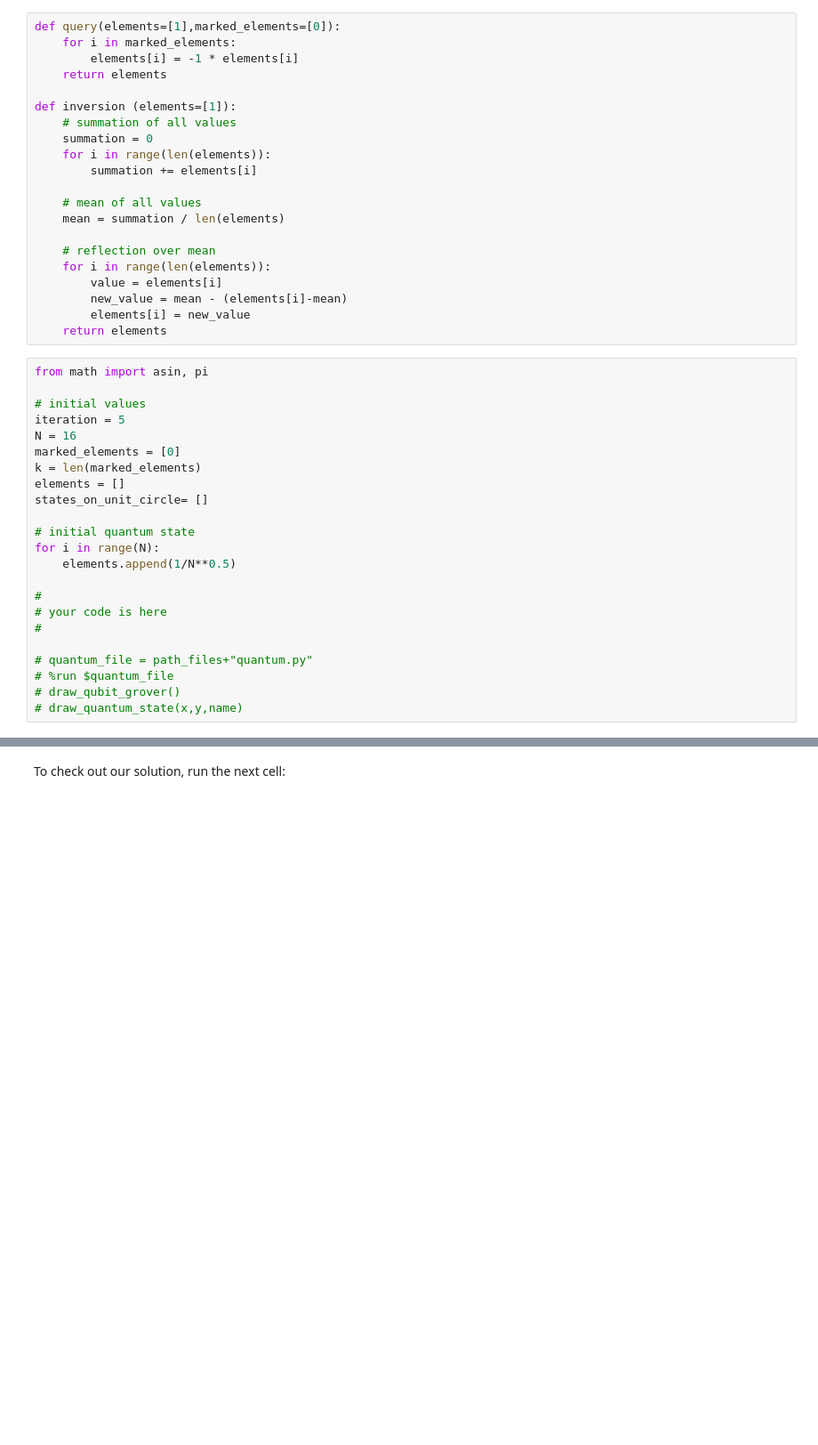
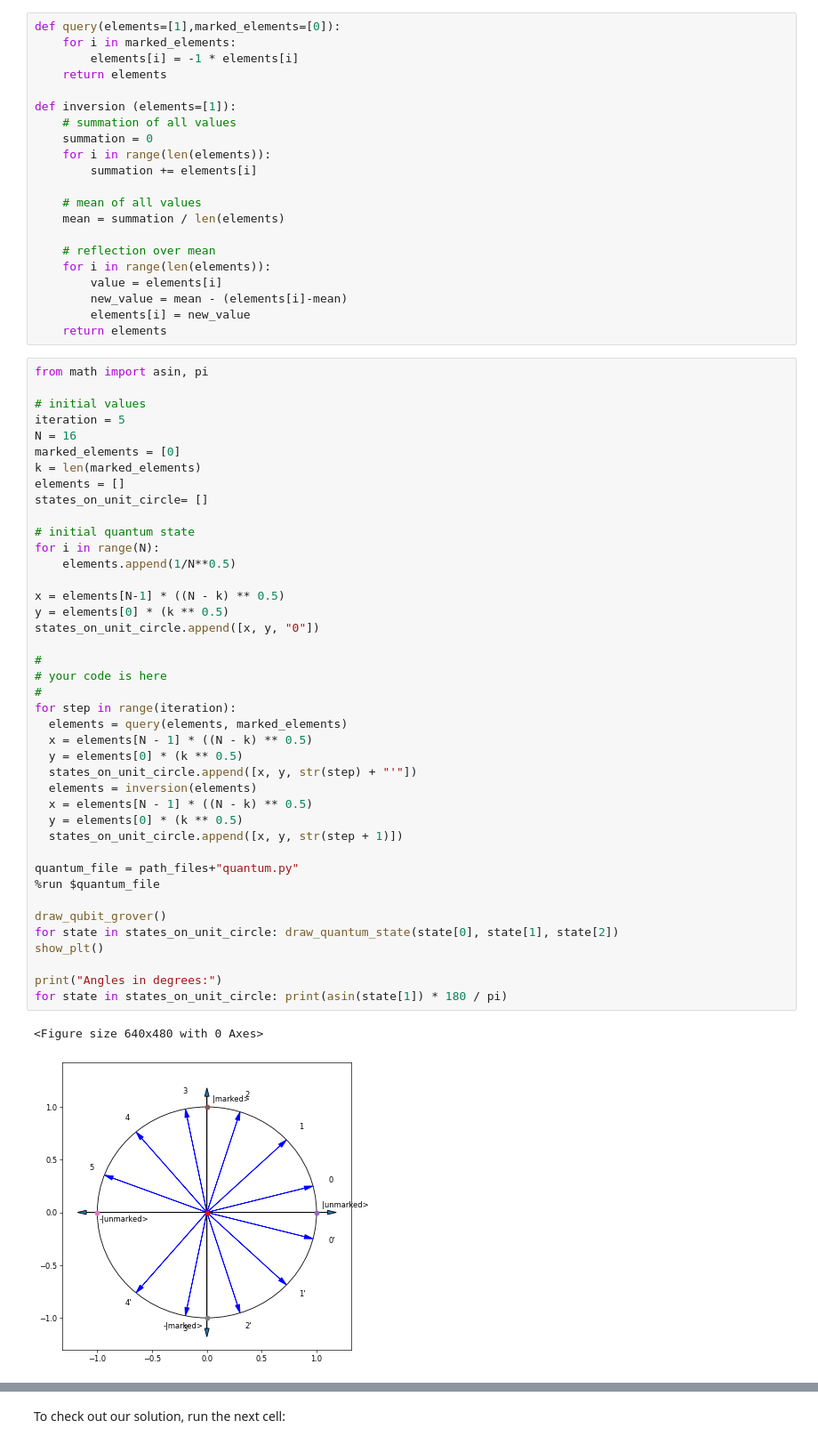
Before and after one commit to james-lucius/qureca_ADEQUATE, a Jupyter notebook: M3_531_Grovers_Search_One_Qubit_Representation_Exercise.ipynb, the cells around one changed output, grey strips where cells are left out. Shown at 89% size. Saved outputs shown, nothing was run; the diff lists cells and outputs as text; blank space fills up the shorter version.

```diff
--- a/M3_531_Grovers_Search_One_Qubit_Representation_Exercise.ipynb
+++ b/M3_531_Grovers_Search_One_Qubit_Representation_Exercise.ipynb
@@ -121,23 +121,44 @@ def inversion (elements=[1]):
 # %%
 from math import asin, pi
 
 # initial values
 iteration = 5
 N = 16
 marked_elements = [0]
 k = len(marked_elements)
 elements = []
 states_on_unit_circle= []
 
 # initial quantum state
 for i in range(N):
     elements.append(1/N**0.5)
 
+x = elements[N-1] * ((N - k) ** 0.5)
+y = elements[0] * (k ** 0.5)
+states_on_unit_circle.append([x, y, "0"])
+
 #
 # your code is here
 #
+for step in range(iteration):
+  elements = query(elements, marked_elements)
+  x = elements[N - 1] * ((N - k) ** 0.5)
+  y = elements[0] * (k ** 0.5)
+  states_on_unit_circle.append([x, y, str(step) + "'"])
+  elements = inversion(elements)
+  x = elements[N - 1] * ((N - k) ** 0.5)
+  y = elements[0] * (k ** 0.5)
+  states_on_unit_circle.append([x, y, str(step + 1)])
 
-# quantum_file = path_files+"quantum.py"
-# %run $quantum_file
-# draw_qubit_grover()
-# draw_quantum_state(x,y,name)
+quantum_file = path_files+"quantum.py"
+%run $quantum_file
+
+draw_qubit_grover()
+for state in states_on_unit_circle: draw_quantum_state(state[0], state[1], state[2])
+show_plt()
+
+print("Angles in degrees:")
+for state in states_on_unit_circle: print(asin(state[1]) * 180 / pi)
+# %% [output]
+<Figure size 640x480 with 0 Axes>
+[figure, added]
```
Also changed, not shown: parts of 4 cells of this notebook.
